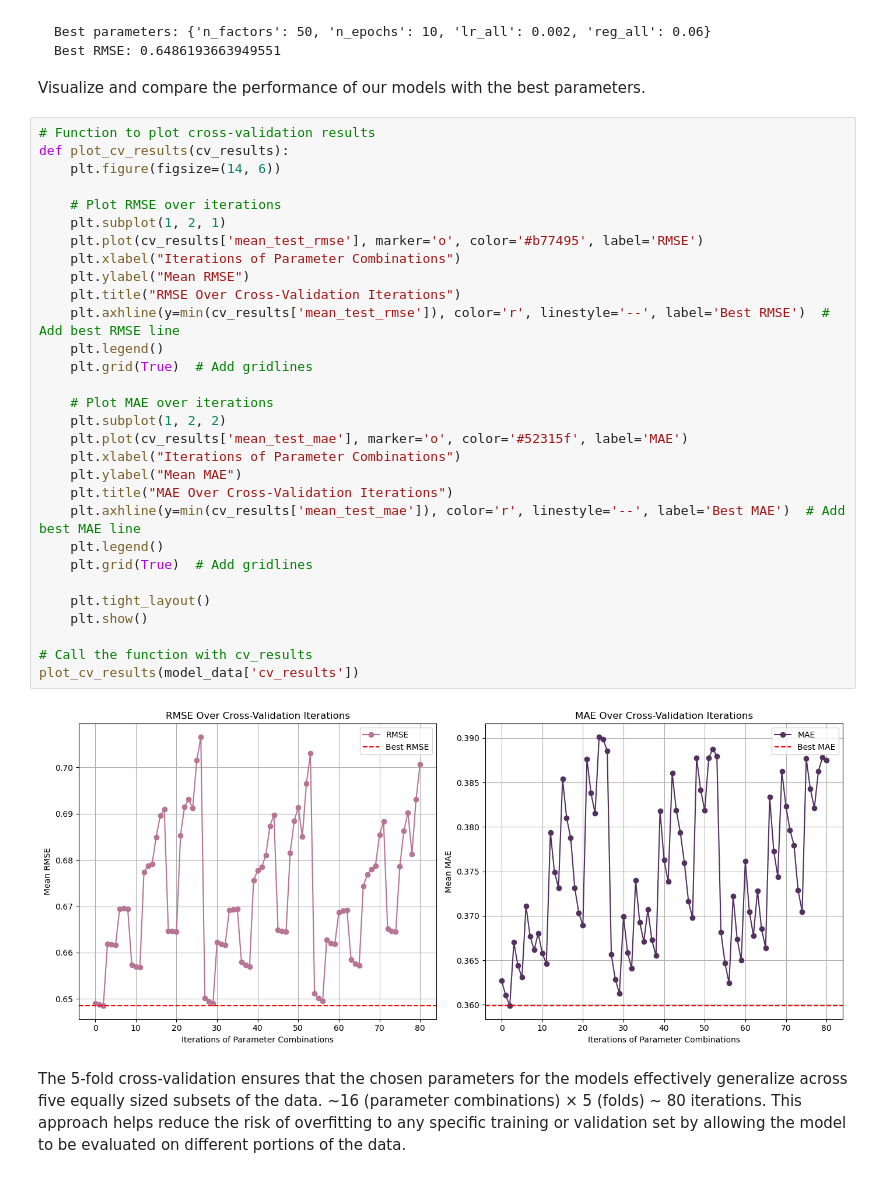
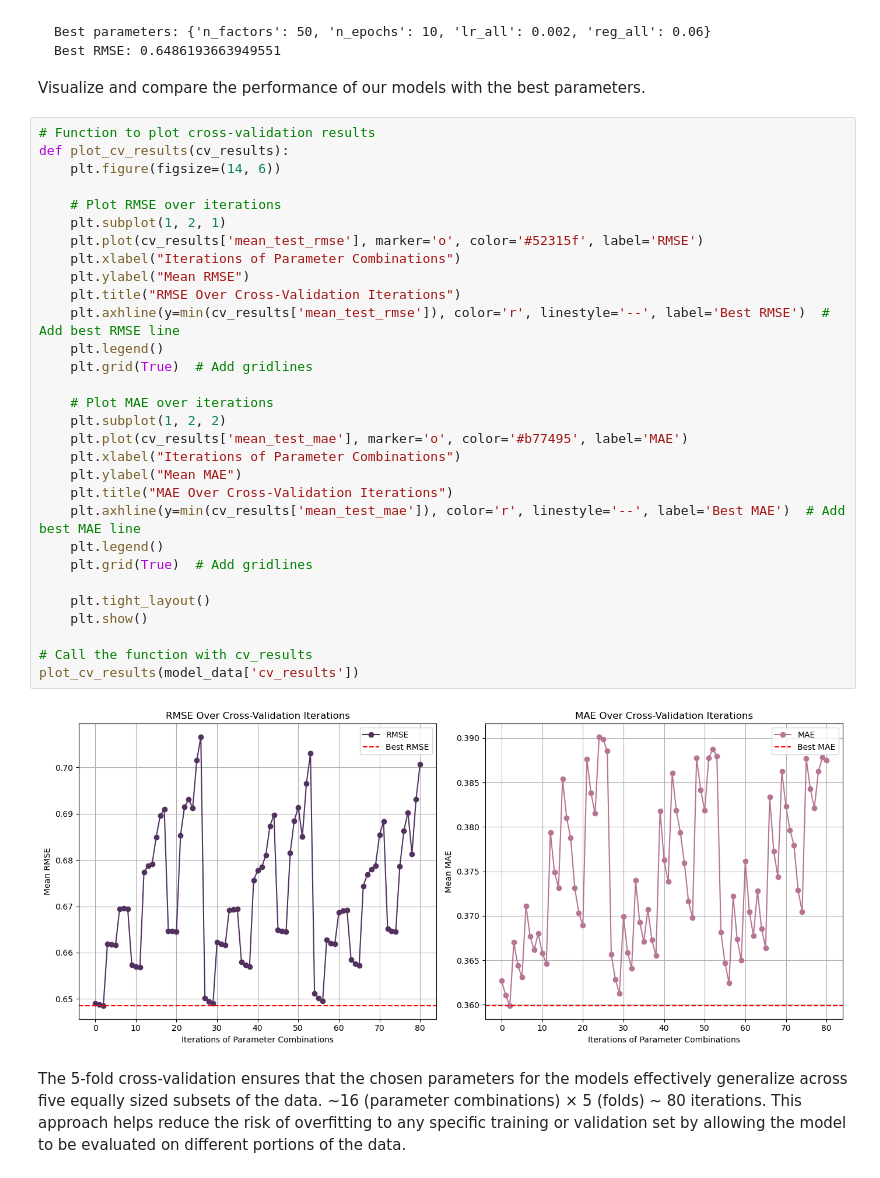
Before and after one commit to renaqd/team1-ADS505, a Jupyter notebook: team1-recommendation_sys.ipynb, the cells around one changed output. Drawn from its saved outputs; the diff is of its cells as text.

Commit message:
updated visualizations

```diff
--- a/team1-recommendation_sys.ipynb
+++ b/team1-recommendation_sys.ipynb
@@ -637,35 +637,35 @@ Visualize and compare the performance of our models with the best parameters.
 # %%
 # Function to plot cross-validation results
 def plot_cv_results(cv_results):
     plt.figure(figsize=(14, 6))
 
     # Plot RMSE over iterations
     plt.subplot(1, 2, 1)
-    plt.plot(cv_results['mean_test_rmse'], marker='o', color='#b77495', label='RMSE')
+    plt.plot(cv_results['mean_test_rmse'], marker='o', color='#52315f', label='RMSE')
     plt.xlabel("Iterations of Parameter Combinations")
     plt.ylabel("Mean RMSE")
     plt.title("RMSE Over Cross-Validation Iterations")
     plt.axhline(y=min(cv_results['mean_test_rmse']), color='r', linestyle='--', label='Best RMSE')  # Add best RMSE line
     plt.legend()
     plt.grid(True)  # Add gridlines
 
     # Plot MAE over iterations
     plt.subplot(1, 2, 2)
-    plt.plot(cv_results['mean_test_mae'], marker='o', color='#52315f', label='MAE')
+    plt.plot(cv_results['mean_test_mae'], marker='o', color='#b77495', label='MAE')
     plt.xlabel("Iterations of Parameter Combinations")
     plt.ylabel("Mean MAE")
     plt.title("MAE Over Cross-Validation Iterations")
     plt.axhline(y=min(cv_results['mean_test_mae']), color='r', linestyle='--', label='Best MAE')  # Add best MAE line
     plt.legend()
     plt.grid(True)  # Add gridlines
 
     plt.tight_layout()
     plt.show()
 
 # Call the function with cv_results
 plot_cv_results(model_data['cv_results'])
 # %% [output]
-[figure, old version]
+[figure, new version]
 # %% [markdown]
 The 5-fold cross-validation ensures that the chosen parameters for the models effectively generalize across five equally sized subsets of the data. ~16 (parameter combinations) × 5 (folds) ~ 80 iterations. This approach helps reduce the risk of overfitting to any specific training or validation set by allowing the model to be evaluated on different portions of the data.
 # %%
```
